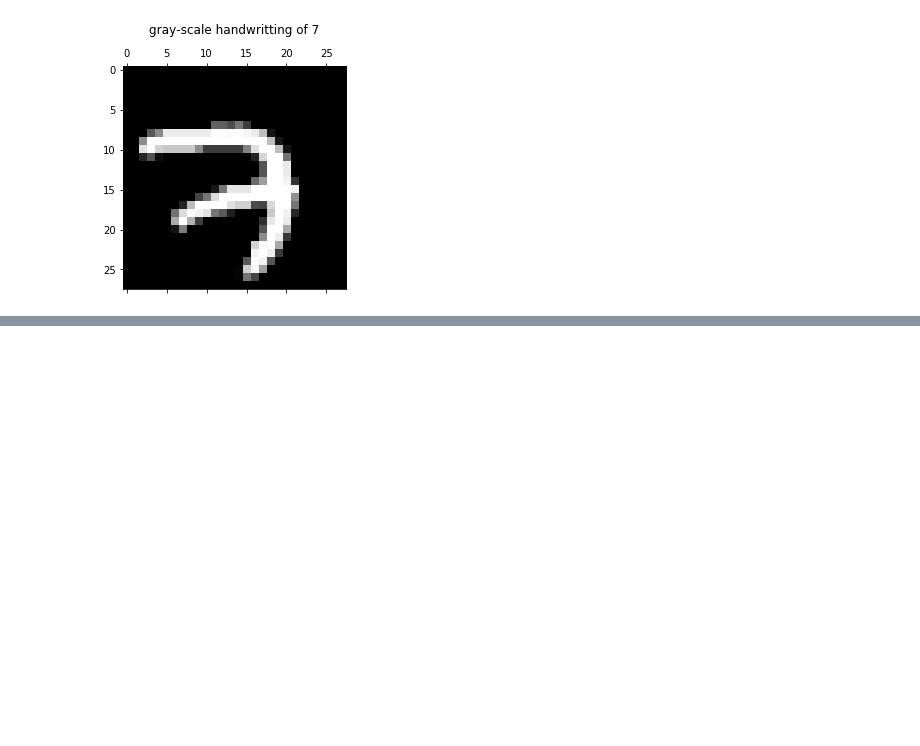
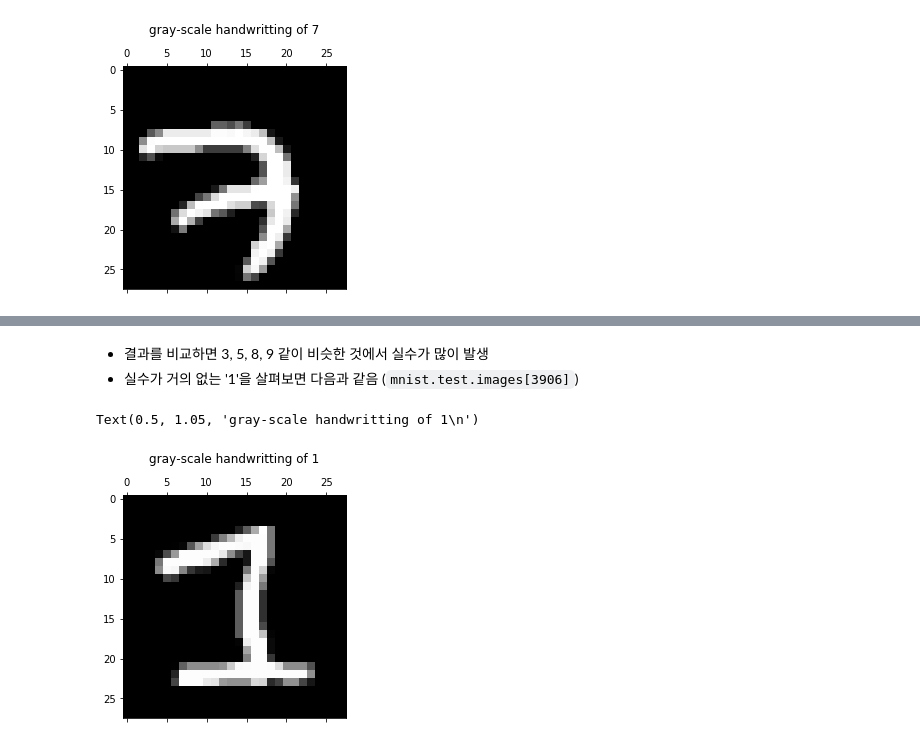
Before and after one commit to kookoowaa/ML_with_GCP, a Jupyter notebook: 08-1 Weakness of conventional image classification.ipynb, the cells around one changed output, grey strips where cells are left out. Cells and saved outputs as stored; diff of their text form; code cells hidden in the pictures; blank space fills up the shorter version.

```diff
--- a/08-1 Weakness of conventional image classification.ipynb
+++ b/08-1 Weakness of conventional image classification.ipynb
@@ -71,0 +136,9 @@ ___
+# %% [markdown]
+- 결과를 비교하면 3, 5, 8, 9 같이 비슷한 것에서 실수가 많이 발생
+- 실수가 거의 없는 '1'을 살펴보면 다음과 같음 (`mnist.test.images[3906]`)
+# %%
+plt.matshow(mnist.test.images[3906].reshape(28,28))
+plt.title('gray-scale handwritting of %d\n' % mnist.test.labels[3906])
+# %% [output]
+Text(0.5, 1.05, 'gray-scale handwritting of 1\n')
+[figure, added]
```
Also changed, not shown: parts of 13 cells of this notebook.
